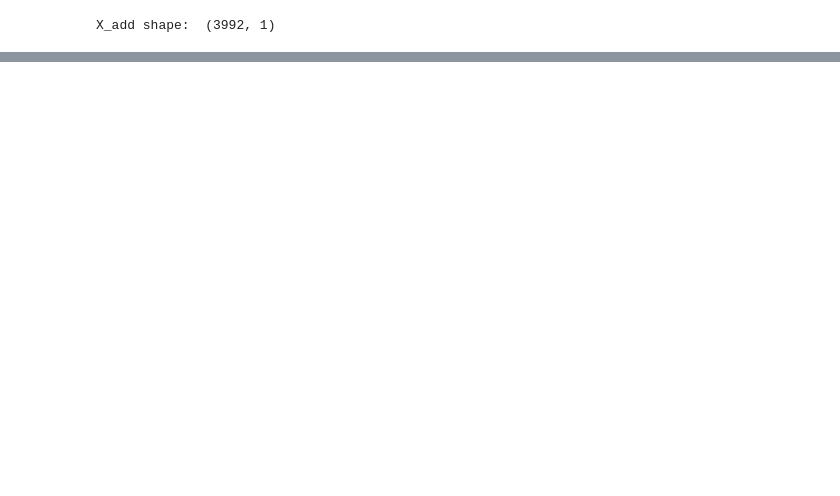
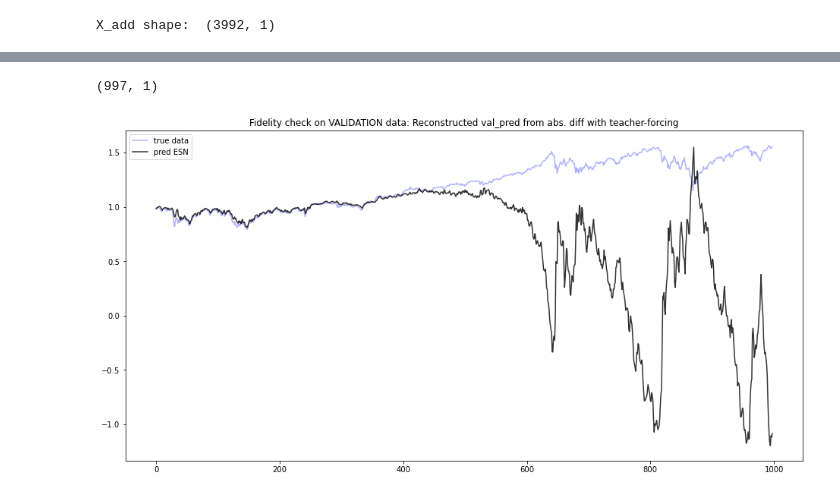
Before and after one commit to MarcoLandtHayen/EchoStateNetworks, a Jupyter notebook: notebooks/ESN_exp05.ipynb, the cells around one changed output, grey strips where cells are left out. Saved outputs shown, nothing was run; the diff lists cells and outputs as text; code cells hidden in the pictures; blank space fills up the shorter version.

Commit message:
tried to reconstruct val_pred from absolute differences, hooked on true targets (teacher forcing)

```diff
--- a/notebooks/ESN_exp05.ipynb
+++ b/notebooks/ESN_exp05.ipynb
@@ -272,0 +273,36 @@ plt.show()
+# %%
+# Initialize storage for time series reconstructed from absolute differences of validation predictions:
+val_pred_from_abs_diff = np.zeros((len(val_target), 1))
+
+# Get absolute differences from model predictions on validation data:
+val_pred_abs_diff = val_pred[1:] - val_pred[:-1]
+# %% [output]
+(997, 1)
+# %%
+# Initialize storage for time series reconstructed from absolute differences of validation predictions:
+val_pred_from_abs_diff = np.zeros(len(val_target))
+
+# Hook on true base value:
+val_pred_from_abs_diff[0] = val_target[0,0]
+
+# Get absolute differences from model predictions on validation data:
+val_pred_abs_diff = val_pred[1:,0] - val_pred[:-1,0]
+
+
+# Loop over series of absolute differences, remember: Hook on true base value
+for i in range(len(val_pred_abs_diff)):
+
+    val_pred_from_abs_diff[i+1] = val_pred_from_abs_diff[i] + val_pred_abs_diff[i]
+
+# Re-shape to have same dimensions as target (samples, 1)
+val_pred_from_abs_diff = np.reshape(val_pred_from_abs_diff, (len(val_pred_from_abs_diff), 1))
+
+# Fidelity check: Plot val_pred_from_abs_diff vs. val_targets
+plt.figure(figsize=(16,8))
+plt.plot(range(len(val_target)),val_target,'b',label="true data", alpha=0.3)
+plt.plot(range(len(val_pred_from_abs_diff)),val_pred_from_abs_diff,'k',  alpha=0.8, label='pred ESN')
+plt.title('Fidelity check on VALIDATION data: Reconstructed val_pred from abs. diff with teacher-forcing')
+plt.legend()
+plt.show()
+# %% [output]
+[figure, added]
```
Also changed, not shown: parts of 29 cells of this notebook, 2 other files.
